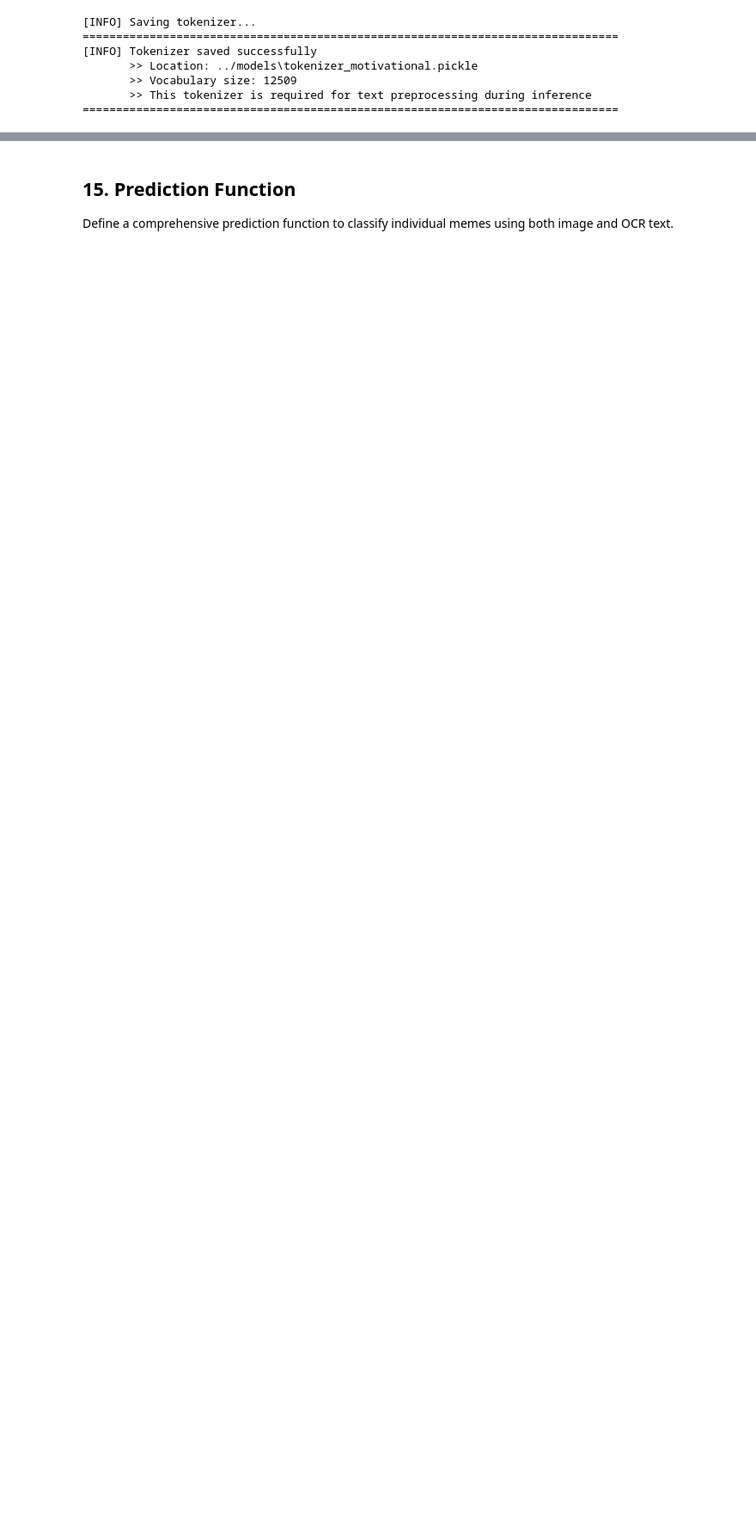
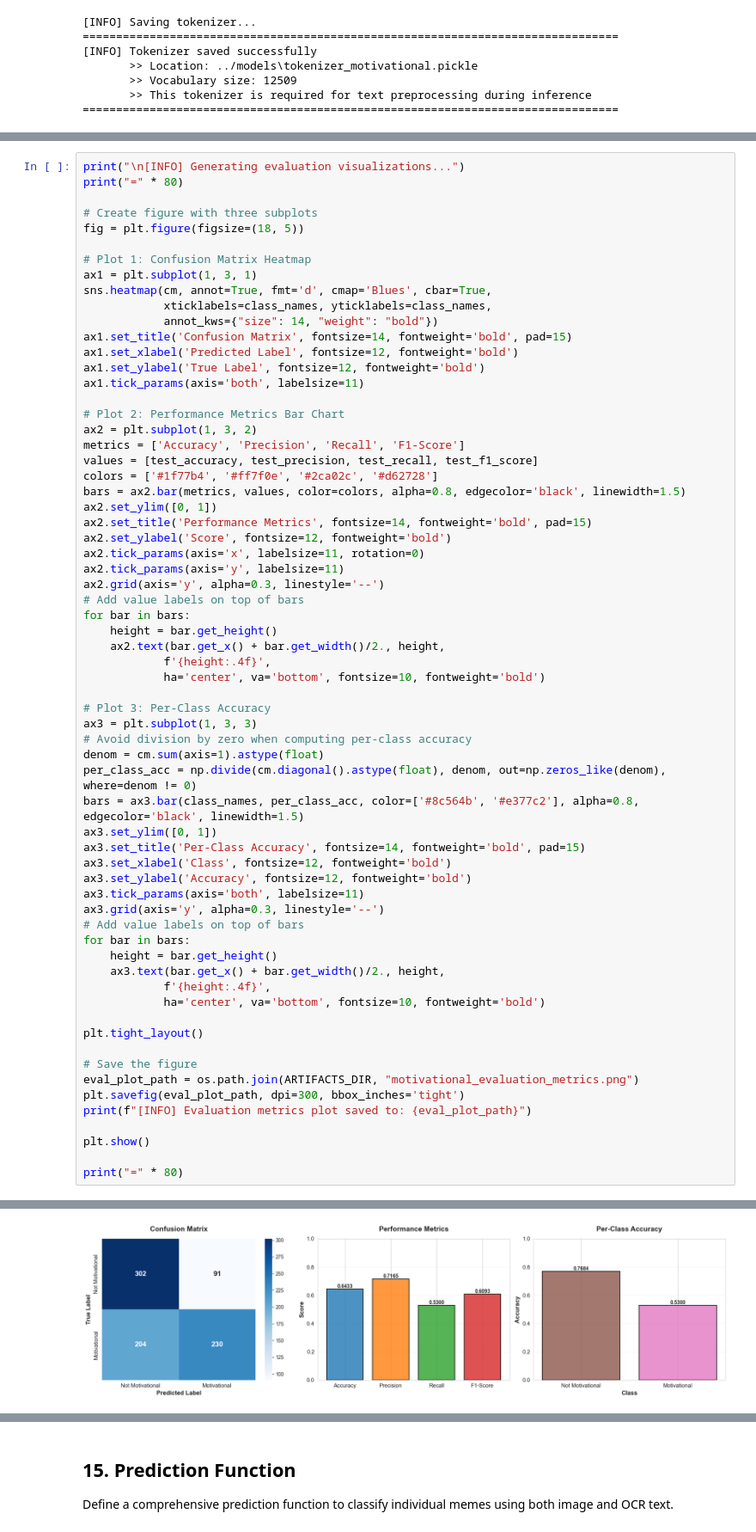
Before and after one commit to IamLevin40/SentimemeNet, a Jupyter notebook: notebooks/meme_motivational_classification.ipynb, the cells around one changed output, grey strips where cells are left out. Shown at 86% size. Drawn from its saved outputs; the diff is of its cells as text; blank space fills up the shorter version.

```diff
--- a/notebooks/meme_motivational_classification.ipynb
+++ b/notebooks/meme_motivational_classification.ipynb
@@ -1415,0 +1489,66 @@ print("=" * 80)
+# %%
+print("\n[INFO] Generating evaluation visualizations...")
+print("=" * 80)
+
+# Create figure with three subplots
+fig = plt.figure(figsize=(18, 5))
+
+# Plot 1: Confusion Matrix Heatmap
+ax1 = plt.subplot(1, 3, 1)
+sns.heatmap(cm, annot=True, fmt='d', cmap='Blues', cbar=True,
+            xticklabels=class_names, yticklabels=class_names,
+            annot_kws={"size": 14, "weight": "bold"})
+ax1.set_title('Confusion Matrix', fontsize=14, fontweight='bold', pad=15)
+ax1.set_xlabel('Predicted Label', fontsize=12, fontweight='bold')
+ax1.set_ylabel('True Label', fontsize=12, fontweight='bold')
+ax1.tick_params(axis='both', labelsize=11)
+
+# Plot 2: Performance Metrics Bar Chart
+ax2 = plt.subplot(1, 3, 2)
+metrics = ['Accuracy', 'Precision', 'Recall', 'F1-Score']
+values = [test_accuracy, test_precision, test_recall, test_f1_score]
+colors = ['#1f77b4', '#ff7f0e', '#2ca02c', '#d62728']
+bars = ax2.bar(metrics, values, color=colors, alpha=0.8, edgecolor='black', linewidth=1.5)
+ax2.set_ylim([0, 1])
+ax2.set_title('Performance Metrics', fontsize=14, fontweight='bold', pad=15)
+ax2.set_ylabel('Score', fontsize=12, fontweight='bold')
+ax2.tick_params(axis='x', labelsize=11, rotation=0)
+ax2.tick_params(axis='y', labelsize=11)
+ax2.grid(axis='y', alpha=0.3, linestyle='--')
+# Add value labels on top of bars
+for bar in bars:
+    height = bar.get_height()
+    ax2.text(bar.get_x() + bar.get_width()/2., height,
+            f'{height:.4f}',
+            ha='center', va='bottom', fontsize=10, fontweight='bold')
+
+# Plot 3: Per-Class Accuracy
+ax3 = plt.subplot(1, 3, 3)
+# Avoid division by zero when computing per-class accuracy
+denom = cm.sum(axis=1).astype(float)
+per_class_acc = np.divide(cm.diagonal().astype(float), denom, out=np.zeros_like(denom), where=denom != 0)
+bars = ax3.bar(class_names, per_class_acc, color=['#8c564b', '#e377c2'], alpha=0.8, edgecolor='black', linewidth=1.5)
+ax3.set_ylim([0, 1])
+ax3.set_title('Per-Class Accuracy', fontsize=14, fontweight='bold', pad=15)
+ax3.set_xlabel('Class', fontsize=12, fontweight='bold')
+ax3.set_ylabel('Accuracy', fontsize=12, fontweight='bold')
+ax3.tick_params(axis='both', labelsize=11)
+ax3.grid(axis='y', alpha=0.3, linestyle='--')
+# Add value labels on top of bars
+for bar in bars:
+    height = bar.get_height()
+    ax3.text(bar.get_x() + bar.get_width()/2., height,
+            f'{height:.4f}',
+            ha='center', va='bottom', fontsize=10, fontweight='bold')
+
+plt.tight_layout()
+
+# Save the figure
+eval_plot_path = os.path.join(ARTIFACTS_DIR, "motivational_evaluation_metrics.png")
+plt.savefig(eval_plot_path, dpi=300, bbox_inches='tight')
+print(f"[INFO] Evaluation metrics plot saved to: {eval_plot_path}")
+
+plt.show()
+
+print("=" * 80)
+# %% [output]
@@ -1415,0 +1559 @@ print("=" * 80)
+[figure, added]
```
Also changed, not shown: parts of 10 cells of this notebook, 14 other files.
